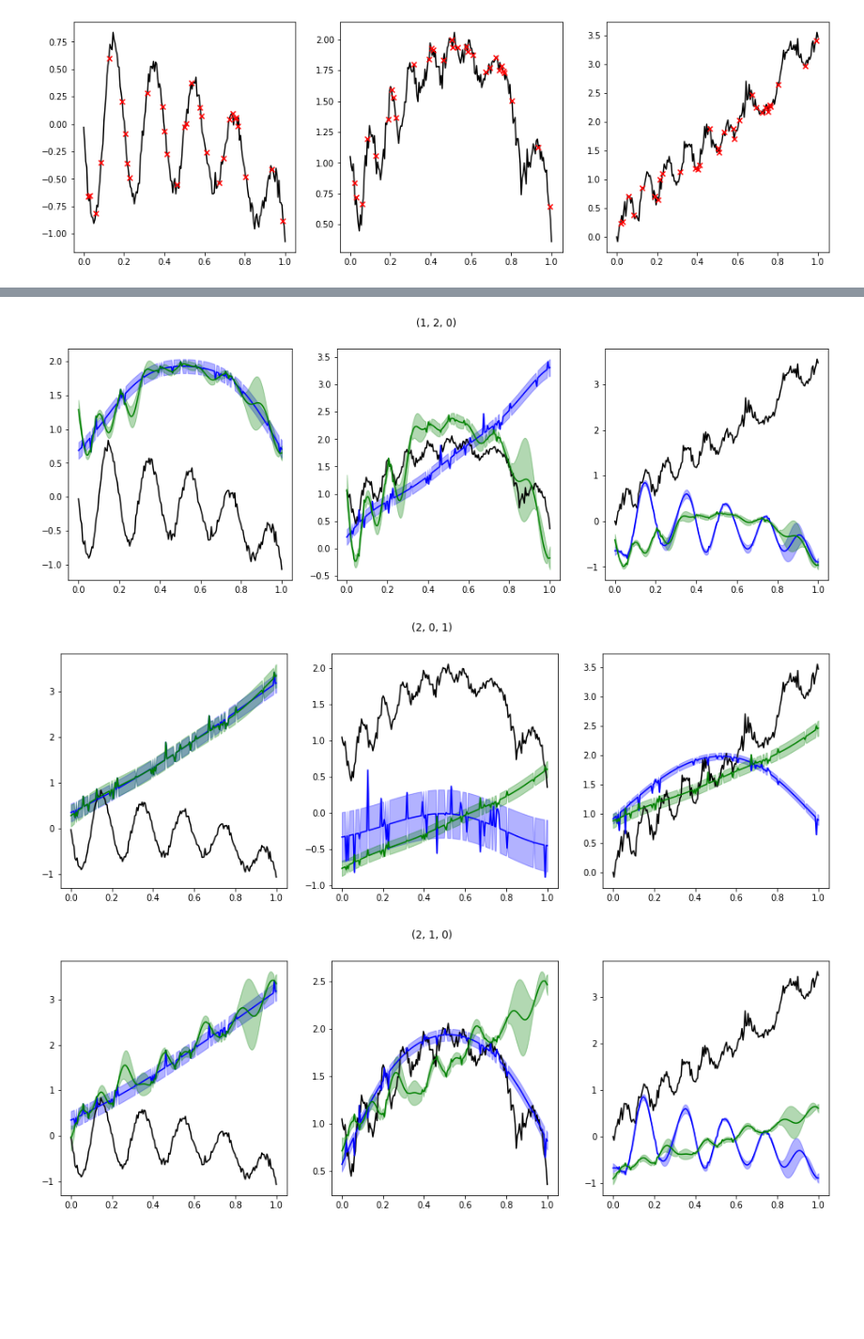
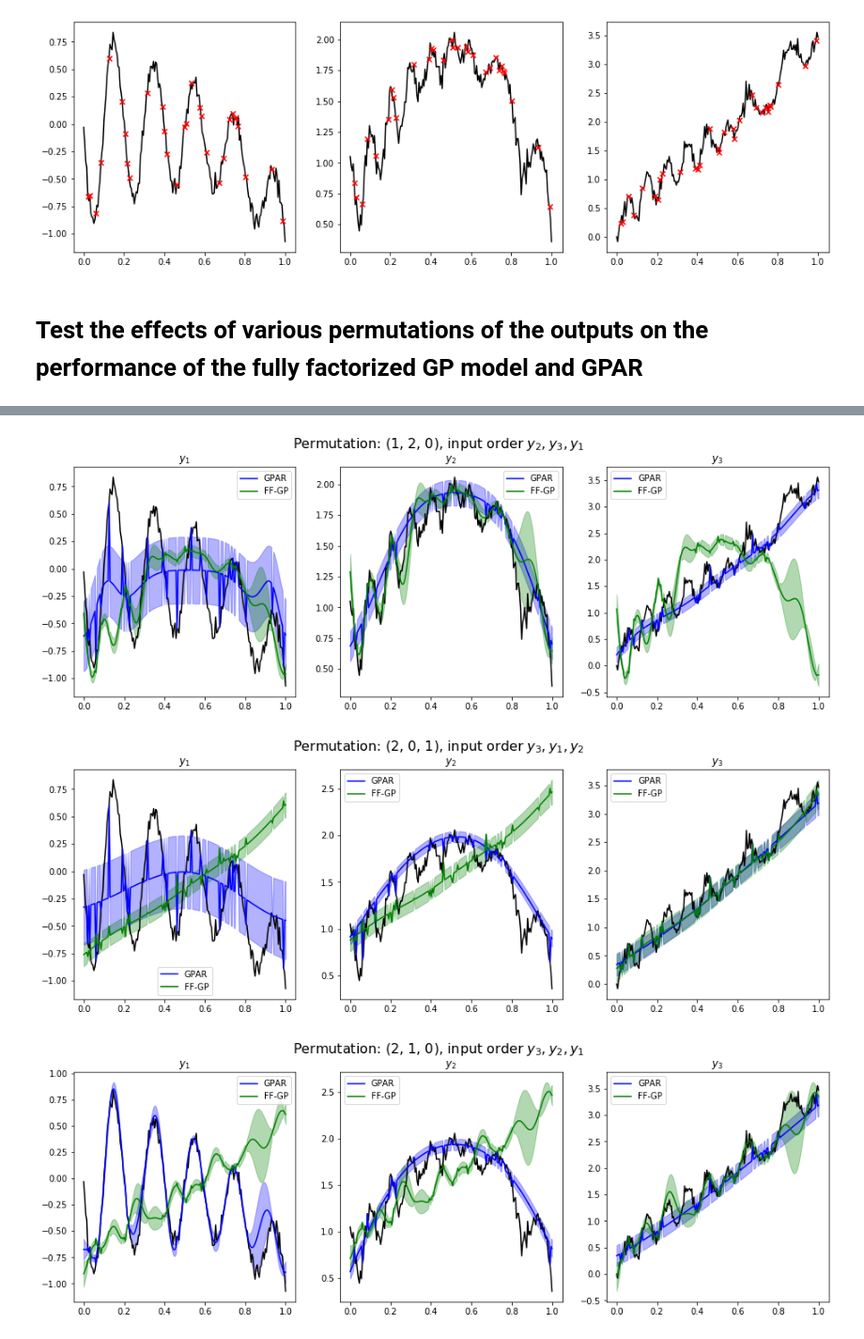
Before and after one commit to gncs/boa, a Jupyter notebook: notebooks/GS-GPAR.ipynb, the cells around one changed output, grey strips where cells are left out. Shown at 94% size. Saved outputs shown, nothing was run; the diff lists cells and outputs as text; code cells hidden in the pictures; blank space fills up the shorter version.

Commit message:
Corrected stuff in the plotting code for GS-GPAR

```diff
--- a/notebooks/GS-GPAR.ipynb
+++ b/notebooks/GS-GPAR.ipynb
@@ -9,6 +9,9 @@ from boa.models.fully_factorized_gp_v2 import FullyFactorizedGPModel
 from itertools import permutations
 # %%
 def toy_y(xs):
+    """
+    Toy dataset from the GPAR paper
+    """
 
     xs = xs.reshape((-1, 1))
 
@@ -53,6 +56,8 @@ for i in range(3):
     plt.scatter(xs[train_indices], ys[train_indices, i], color='r', marker='x')
 # %% [output]
 [figure]
+# %% [markdown]
+# Test the effects of various permutations of the outputs on the performance of the fully factorized GP model and GPAR
 # %%
 perms = list(permutations(range(3)))
 
@@ -70,41 +75,61 @@ for perm in perms:
     gpar.train()
     ff_gp.train()
 
-    gps[str(perm)] = {}
-    gps[str(perm)]["gpar"] = gpar
-    gps[str(perm)]["ff_gp"] = ff_gp
+    gps[perm] = {}
+    gps[perm]["gpar"] = gpar
+    gps[perm]["ff_gp"] = ff_gp
+# %%
+def inv_perm(x):
+
+    inv = [0] * len(x)
+
+    for i in x:
+        inv[x[i]] = i
+
+    return tuple(inv)
 # %%
 for k, v in gps.items():
 
     gpar = v["gpar"]
     ff_gp = v["ff_gp"]
 
-    means, var = gpar.predict_batch(xs.reshape((-1, 1 )))
-    means_, var_ = ff_gp.predict_batch(xs.reshape((-1, 1 )))
+    means, var = gpar.predict_batch(xs.reshape((-1, 1)))
+    means_, var_ = ff_gp.predict_batch(xs.reshape((-1, 1)))
+
+    k_inv = inv_perm(k)
+
+    means = means.numpy()[:, k_inv]
+    means_ = means_.numpy()[:, k_inv]
+
+    var = var.numpy()[:, k_inv]
+    var_ = var_.numpy()[:, k_inv]
 
     plt.figure(figsize=(16, 5))
-    plt.suptitle(k)
+    plt.suptitle(f"Permutation: {k}, input order $y_{k[0] + 1}, y_{k[1] + 1}, y_{k[2] + 1}$", fontsize=16)
 
     for i in range(3):
         plt.subplot(int(f"13{i + 1}"))
+        plt.title(f"$y_{i + 1}$")
 
         plt.plot(xs, ys[:, i], color='k')
 
-        plt.plot(xs, means[:, i], color='blue')
+        plt.plot(xs, means[:, i], color='blue', label="GPAR")
         plt.fill_between(xs,
-                         (means[:, i].numpy() + np.sqrt(var[:, i].numpy())).T,
-                         (means[:, i].numpy() - np.sqrt(var[:, i].numpy())).T,
+                         (means[:, i] + np.sqrt(var[:, i])).T,
+                         (means[:, i] - np.sqrt(var[:, i])).T,
                          color='blue',
                          alpha=0.3,
                          zorder=-1)
 
-        plt.plot(xs, means_[:, i], color='green')
+        plt.plot(xs, means_[:, i], color='green', label="FF-GP")
         plt.fill_between(xs,
-                         (means_[:, i].numpy() + np.sqrt(var_[:, i].numpy())).T,
-                         (means_[:, i].numpy() - np.sqrt(var_[:, i].numpy())).T,
+                         (means_[:, i] + np.sqrt(var_[:, i])).T,
+                         (means_[:, i] - np.sqrt(var_[:, i])).T,
                          color='green',
                          alpha=0.3,
                          zorder=-1)
 
+        plt.legend()
+
     plt.show()
 # %% [output]
@@ -114,3 +139,3 @@ for k, v in gps.items():
-[figure, old version]
+[figure, new version]
-[figure, old version]
+[figure, new version]
-[figure, old version]
+[figure, new version]
```
Also changed, not shown: parts of 5 cells of this notebook, 1 other file.
